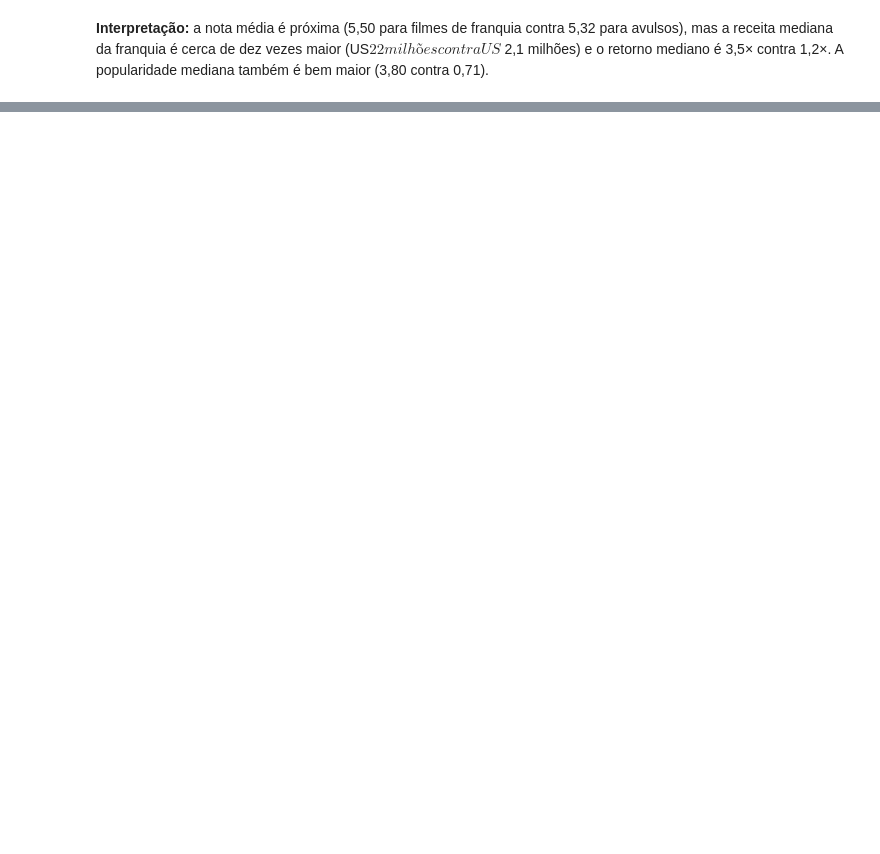
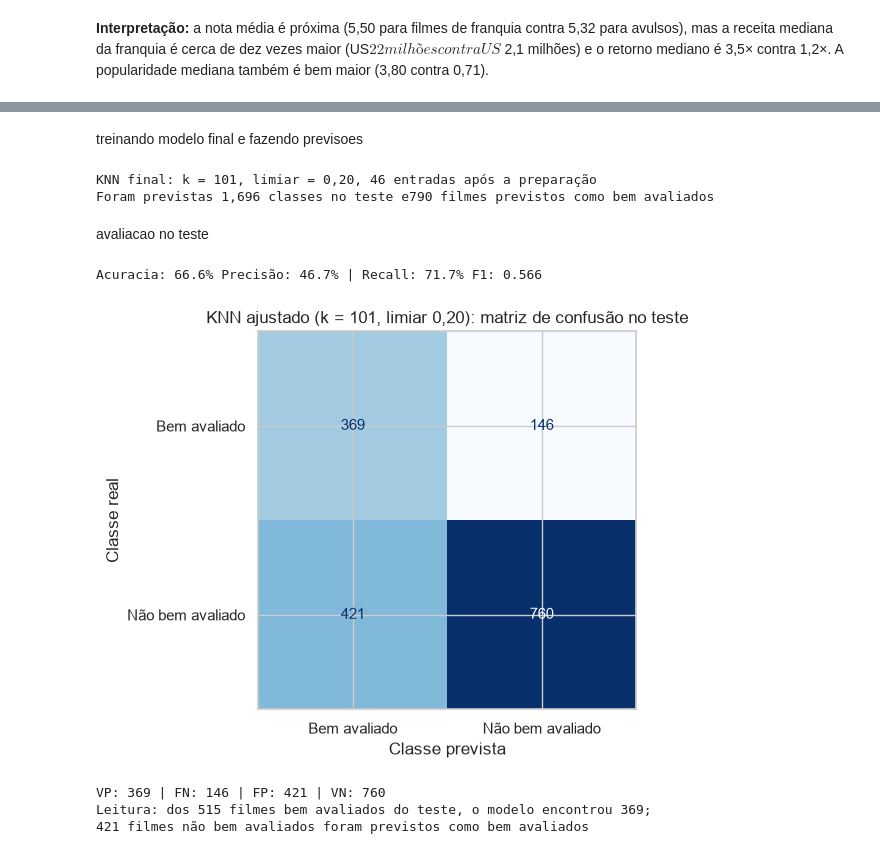
Before and after one commit to Mateuscruz19/HorrorMoviesData, a Jupyter notebook: RA3_2_visualizacoes.ipynb, the cells around one changed output, grey strips where cells are left out. Saved outputs shown, nothing was run; the diff lists cells and outputs as text; code cells hidden in the pictures; blank space fills up the shorter version.

Commit message:
feat: machine learning test and knn

```diff
--- a/RA3_2_visualizacoes.ipynb
+++ b/RA3_2_visualizacoes.ipynb
@@ -398,0 +518,6 @@ plt.show()
+# %%
+X_treino, X_teste, y_treino, y_teste = train_test_split(
+    X, y, test_size=0.20, random_state=SEMENTE, stratify=y,
+)
+print(f"Treinamento: {len(X_treino):,} filmes e Teste: {len(X_teste):,} filmes")
+print(f"Bem avaliados no treino: {y_treino.mean():.1%} | no teste: {y_teste.mean():.1%}")
@@ -398,0 +612,58 @@ plt.show()
+# %% [markdown]
+treinando modelo final e fazendo previsoes
+# %%
+limiar_txt = f"{melhor_limiar:.2f}".replace(".", ",")
+modelo_knn = criar_knn(melhor_k).fit(X_treino, y_treino)
+proporcao_teste = modelo_knn.predict_proba(X_teste)[:, 1]
+previsoes_knn = (proporcao_teste >= melhor_limiar).astype(int)
+
+modelo_aula = criar_knn(5).fit(X_treino, y_treino)
+previsoes_aula = modelo_aula.predict(X_teste)
+
+colunas_preparadas = modelo_knn.named_steps["preparacao"].get_feature_names_out()
+print(f"KNN final: k = {melhor_k}, limiar = {limiar_txt}, {len(colunas_preparadas)} entradas após a preparação")
+print(f"Foram previstas {len(previsoes_knn):,} classes no teste e"
+      f"{int(previsoes_knn.sum()):,} filmes previstos como bem avaliados")
+# %% [output]
+KNN final: k = 101, limiar = 0,20, 46 entradas após a preparação
+Foram previstas 1,696 classes no teste e790 filmes previstos como bem avaliados
+# %% [markdown]
+avaliacao no teste
+# %%
+def avaliar(nome, previsoes):
+    """Calcula as métricas no teste, com classe positiva = bem avaliado (1)"""
+    return {
+        "modelo": nome,
+        "acurácia": accuracy_score(y_teste, previsoes),
+        "precisão": precision_score(y_teste, previsoes, zero_division=0),
+        "recall": recall_score(y_teste, previsoes, zero_division=0),
+        "F1": f1_score(y_teste, previsoes, zero_division=0),
+    }
+
+
+metricas_knn = avaliar(f"KNN ajustado (k = {melhor_k}, limiar {limiar_txt})", previsoes_knn)
+print(f"Acuracia: {metricas_knn['acurácia']:.1%} Precisão: {metricas_knn['precisão']:.1%} | "
+      f"Recall: {metricas_knn['recall']:.1%} F1: {metricas_knn['F1']:.3f}")
+
+matriz = confusion_matrix(y_teste, previsoes_knn, labels=[1, 0])
+figura, eixo = plt.subplots(figsize=(6.8, 4.8))
+ConfusionMatrixDisplay(
+    confusion_matrix=matriz,
+    display_labels=["Bem avaliado", "Não bem avaliado"],
+).plot(ax=eixo, cmap="Blues", colorbar=False, values_format="d")
+eixo.set(title=f"KNN ajustado (k = {melhor_k}, limiar {limiar_txt}): matriz de confusão no teste",
+         xlabel="Classe prevista", ylabel="Classe real")
+figura.tight_layout()
+plt.show()
+
+vp, fn = matriz[0]
+fp, vn = matriz[1]
+print(f"VP: {vp} | FN: {fn} | FP: {fp} | VN: {vn}")
+print(f"Leitura: dos {vp + fn} filmes bem avaliados do teste, o modelo encontrou {vp};")
+print(f"{fp} filmes não bem avaliados foram previstos como bem avaliados")
+# %% [output]
+Acuracia: 66.6% Precisão: 46.7% | Recall: 71.7% F1: 0.566
+[figure, added]
+VP: 369 | FN: 146 | FP: 421 | VN: 760
+Leitura: dos 515 filmes bem avaliados do teste, o modelo encontrou 369;
+421 filmes não bem avaliados foram previstos como bem avaliados
```
Also changed, not shown: parts of 24 cells of this notebook.
